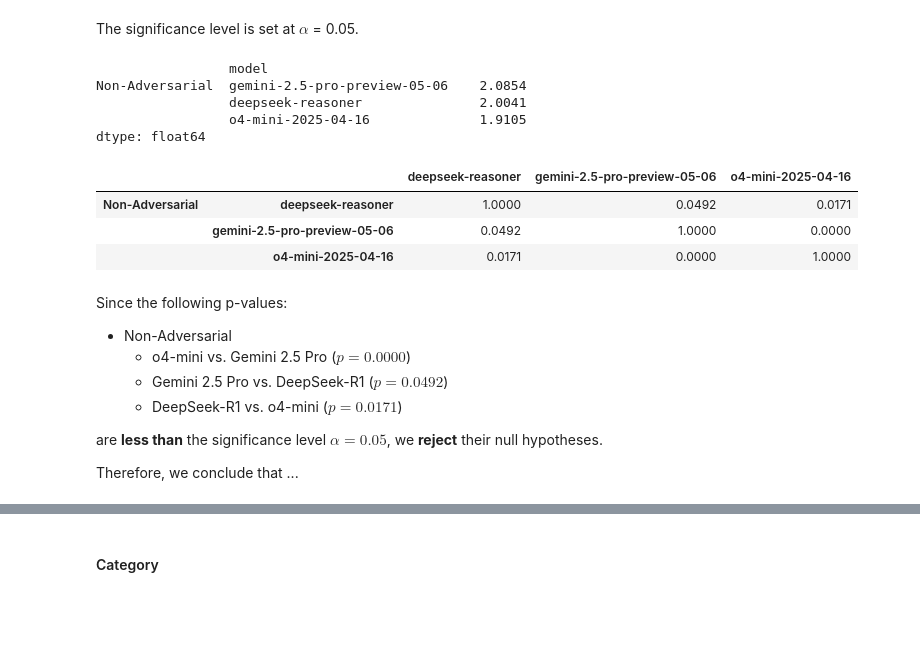
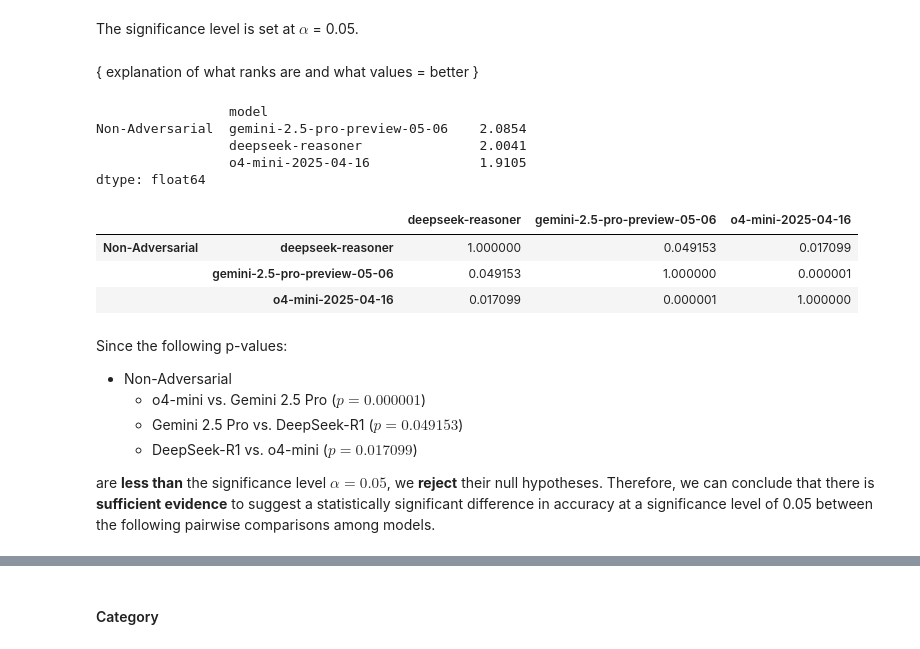
Before and after one commit to Dawsxn/CSMODEL_MCO, a Jupyter notebook: phase_2.ipynb, the cells around one changed output, grey strips where cells are left out. Drawn from its saved outputs; the diff is of its cells as text; code cells hidden in the pictures; blank space fills up the shorter version.

```diff
--- a/phase_2.ipynb
+++ b/phase_2.ipynb
@@ -208,7 +208,7 @@ for type, type_df in type_dfs.items():
         'pvalue': pvalue
     })
 
-friedman_df = pd.DataFrame(friedman_results).round(4)
+friedman_df = pd.DataFrame(friedman_results).round(8)
 friedman_df
 # %% [output]
 |  | type | statistic | pvalue |
@@ -246,6 +248,8 @@ $$ H_a: \text{There is a significant difference between the accuracy of model $m
 alpha = 0.05
 # %% [markdown]
 The significance level is set at $\alpha$ = 0.05.
+# %% [markdown]
+{ explanation of what ranks are and what values = better }
 # %%
 pd.concat({
     type: type_df.rank(axis=1, method='average').mean().round(4).sort_values(ascending=False)
@@ -259,22 +263,20 @@ Non-Adversarial  gemini-2.5-pro-preview-05-06    2.0854
 dtype: float64
 # %%
 pd.concat({
-    type: sp.posthoc_conover_friedman(type_df, p_adjust="bonferroni").round(4)
+    type: sp.posthoc_conover_friedman(type_df, p_adjust="bonferroni").round(6)
     for type, type_df in { type: type_dfs[type] for type in friedman_df[friedman_df['pvalue'] < alpha]['type'].unique() }.items()
 })
 # %% [output]
 |  |  | deepseek-reasoner | gemini-2.5-pro-preview-05-06 | o4-mini-2025-04-16 |
-| Non-Adversarial | deepseek-reasoner | 1.0000 | 0.0492 | 0.0171 |
-|  | gemini-2.5-pro-preview-05-06 | 0.0492 | 1.0000 | 0.0000 |
-|  | o4-mini-2025-04-16 | 0.0171 | 0.0000 | 1.0000 |
+| Non-Adversarial | deepseek-reasoner | 1.000000 | 0.049153 | 0.017099 |
+|  | gemini-2.5-pro-preview-05-06 | 0.049153 | 1.000000 | 0.000001 |
+|  | o4-mini-2025-04-16 | 0.017099 | 0.000001 | 1.000000 |
 # %% [markdown]
 Since the following p-values:
 
 - Non-Adversarial
-    - o4-mini vs. Gemini 2.5 Pro ($p = 0.0000$)
-    - Gemini 2.5 Pro vs. DeepSeek-R1 ($p = 0.0492$)
-    - DeepSeek-R1 vs. o4-mini ($p = 0.0171$)
+    - o4-mini vs. Gemini 2.5 Pro ($p = 0.000001$)
+    - Gemini 2.5 Pro vs. DeepSeek-R1 ($p = 0.049153$)
+    - DeepSeek-R1 vs. o4-mini ($p = 0.017099$)
 
-are **less than** the significance level $\alpha = 0.05$, we **reject** their null hypotheses.
-
-Therefore, we conclude that ...
+are **less than** the significance level $\alpha = 0.05$, we **reject** their null hypotheses. Therefore, we can conclude that there is **sufficient evidence** to suggest a statistically significant difference in accuracy at a significance level of 0.05 between the following pairwise comparisons among models.
```
Also changed, not shown: parts of 19 cells of this notebook.
